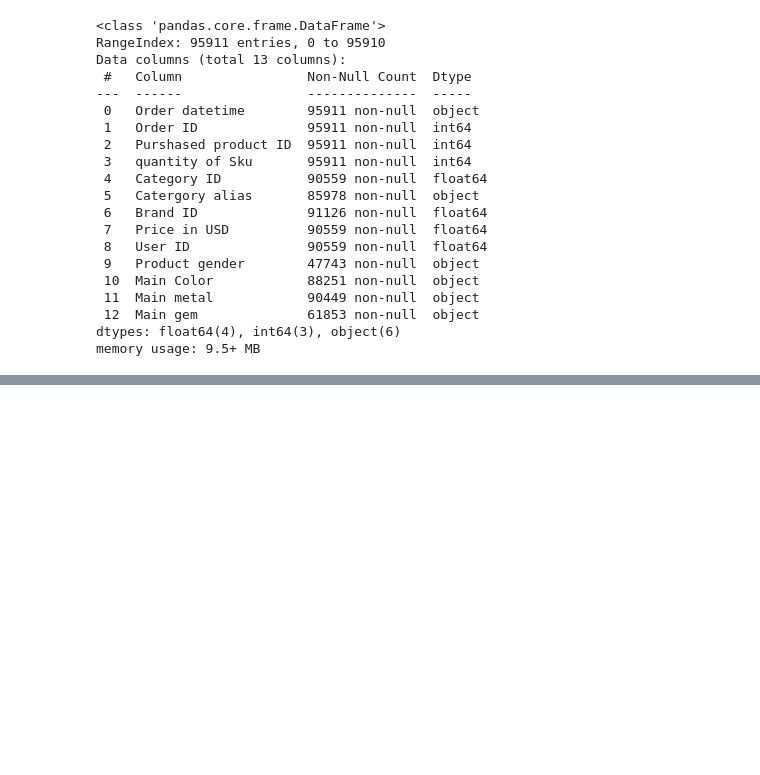
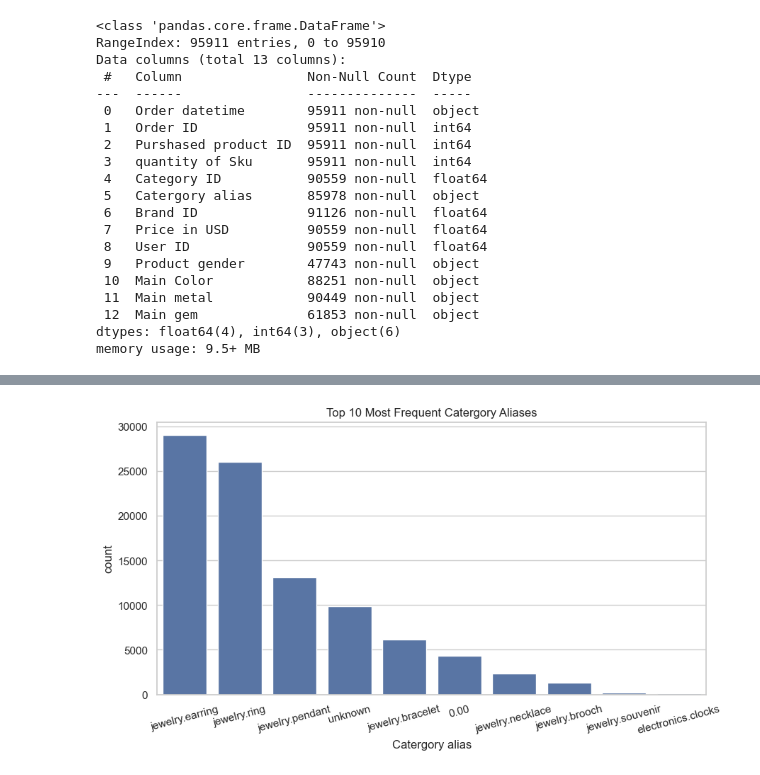
Before and after one commit to Deehoneydoyin/Amdari-Price-optimization, a Jupyter notebook: Notebook/JewelleryOptimization.ipynb, the cells around one changed output, grey strips where cells are left out. Cells and saved outputs as stored; diff of their text form; code cells hidden in the pictures; blank space fills up the shorter version.

```diff
--- a/Notebook/JewelleryOptimization.ipynb
+++ b/Notebook/JewelleryOptimization.ipynb
@@ -126,0 +296,11 @@ memory usage: 9.5+ MB
+# %%
+#Fixing Catergory alias
+top_categories = df["Catergory alias"].value_counts().nlargest(10).index
+
+plt.figure(figsize=(10, 5))
+sns.countplot(data=df[df["Catergory alias"].isin(top_categories)], x="Catergory alias", order=top_categories)
+plt.xticks(rotation=15)
+plt.title("Top 10 Most Frequent Catergory Aliases")
+plt.show()
+# %% [output]
+[figure, added]
```
Also changed, not shown: parts of 28 cells of this notebook.
